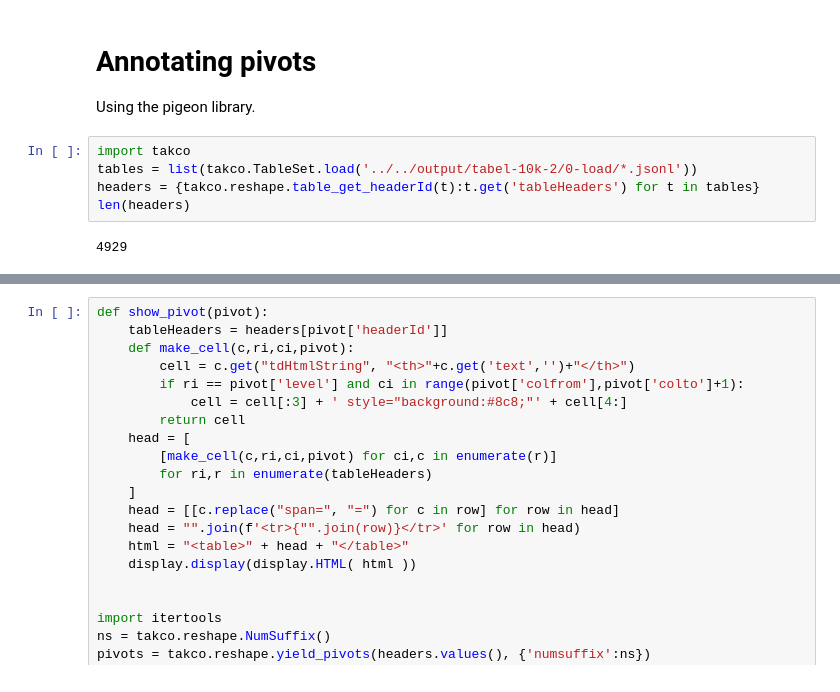
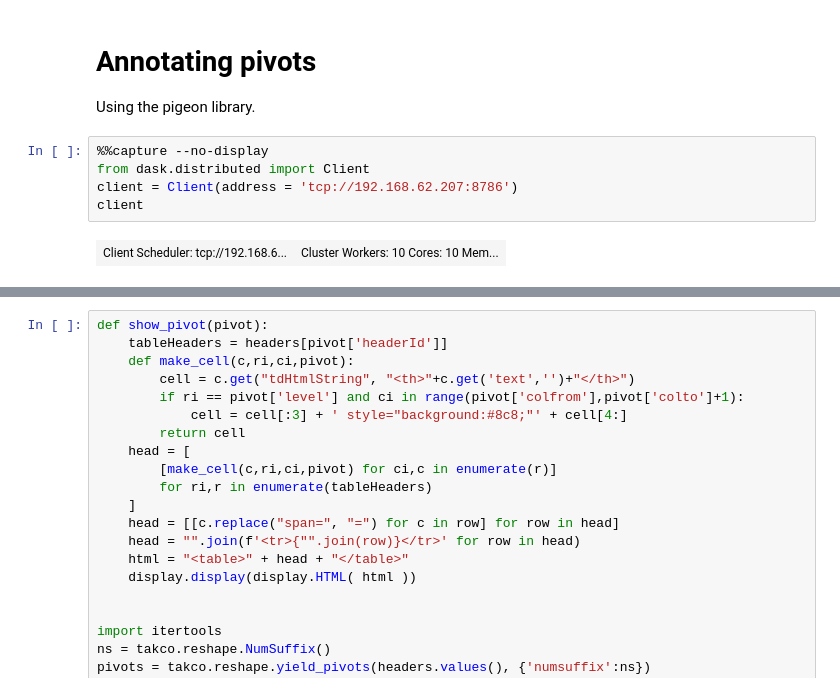
Before and after one commit to karmaresearch/takco, a Jupyter notebook: docs/tutorials/pivots.ipynb, the cells around one changed output, grey strips where cells are left out. Saved outputs shown, nothing was run; the diff lists cells and outputs as text.

```diff
--- a/docs/tutorials/pivots.ipynb
+++ b/docs/tutorials/pivots.ipynb
@@ -2,10 +2,10 @@
 # Annotating pivots
 
 Using the pigeon library.
-# %%
-import takco
-tables = list(takco.TableSet.load('../../output/tabel-10k-2/0-load/*.jsonl'))
-headers = {takco.reshape.table_get_headerId(t):t.get('tableHeaders') for t in tables}
-len(headers)
-# %% [output]
-4929
+# %%
+%%capture --no-display
+from dask.distributed import Client
+client = Client(address = 'tcp://192.168.62.207:8786')
+client
+# %% [output]
+| Client Scheduler: tcp://192.168.6... | Cluster Workers: 10 Cores: 10 Mem... |
```
Also changed, not shown: parts of 4 cells of this notebook, 15 other files.
